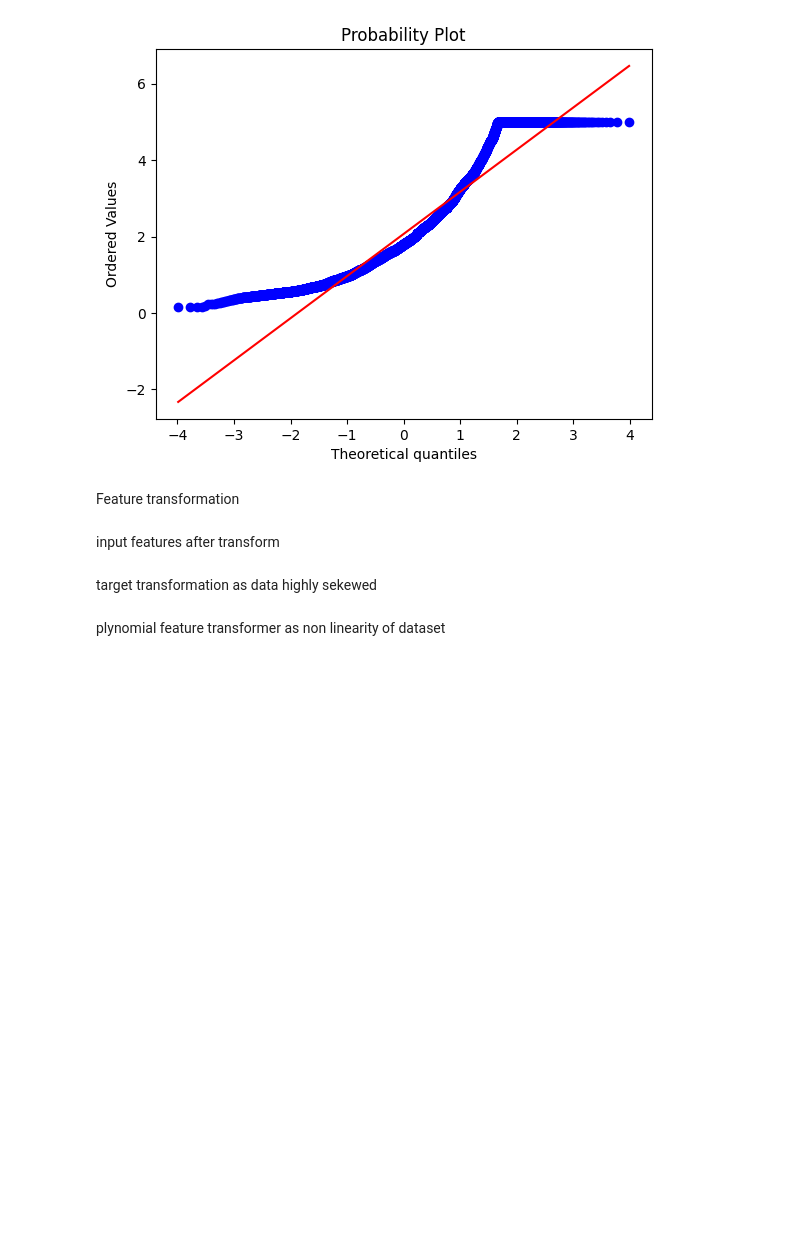
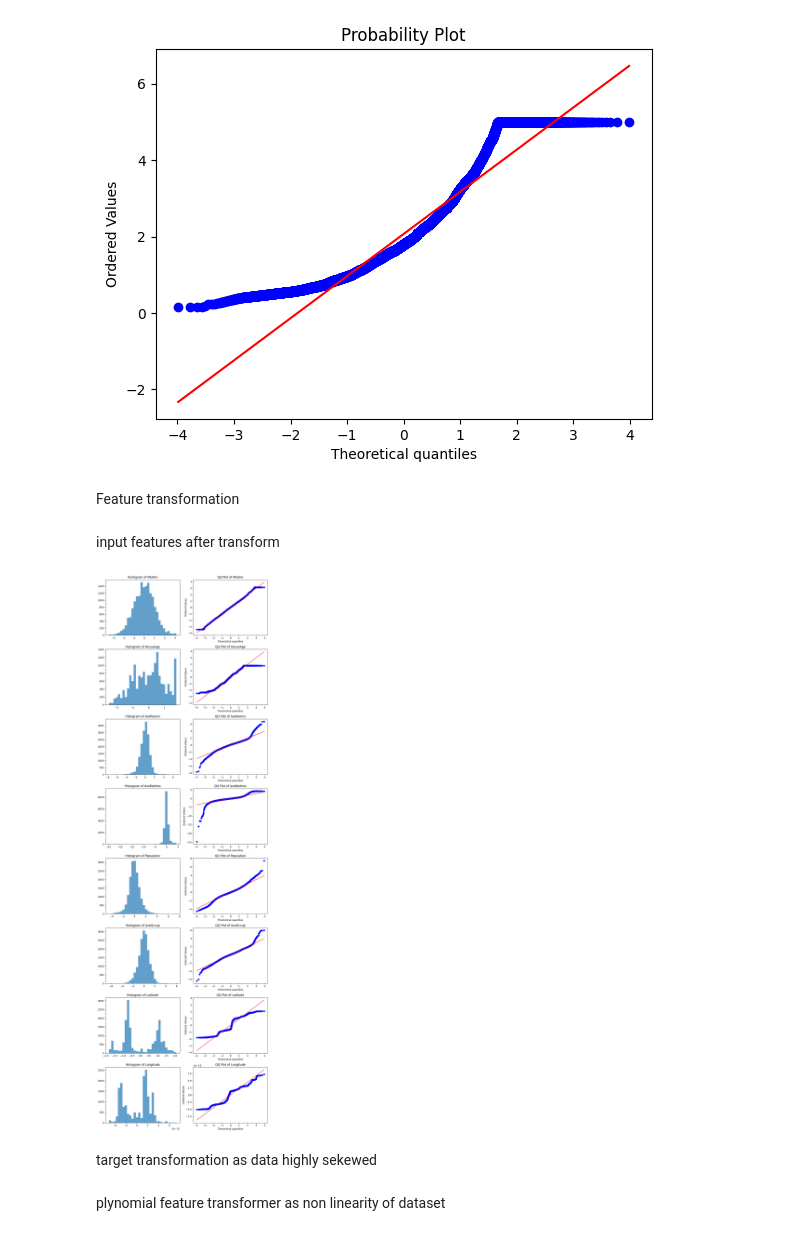
Before and after one commit to rameenhamad/Certura_ML_Internship_tasks, a Jupyter notebook: 1_House_Prices.ipynb, the cells around one changed output. Saved outputs shown, nothing was run; the diff lists cells and outputs as text; code cells hidden in the pictures; blank space fills up the shorter version.

```diff
--- a/1_House_Prices.ipynb
+++ b/1_House_Prices.ipynb
@@ -116,22 +116,24 @@ X_test_trans = pt.transform(X_test)
 # %% [markdown]
 input features after transform
 # %%
-# n_features = X_train_trans.shape[1]
-# feature_names = X.columns  # Saved before transformation
+n_features = X_train_trans.shape[1]
+feature_names = X.columns  # Saved before transformation
 
-# fig, axes = plt.subplots(n_features, 2, figsize=(10, 4*n_features))
+fig, axes = plt.subplots(n_features, 2, figsize=(10, 4*n_features))
 
-# for i in range(n_features):
-#     # Histogram
-#     axes[i, 0].hist(X_train_trans[:, i], bins=30, alpha=0.7)
-#     axes[i, 0].set_title(f"Histogram of {feature_names[i]}")
+for i in range(n_features):
+    # Histogram
+    axes[i, 0].hist(X_train_trans[:, i], bins=30, alpha=0.7)
+    axes[i, 0].set_title(f"Histogram of {feature_names[i]}")
 
-#     # QQ plot
-#     st.probplot(X_train_trans[:, i], plot=axes[i, 1])
-#     axes[i, 1].set_title(f"QQ Plot of {feature_names[i]}")
+    # QQ plot
+    st.probplot(X_train_trans[:, i], plot=axes[i, 1])
+    axes[i, 1].set_title(f"QQ Plot of {feature_names[i]}")
 
-# plt.tight_layout()
-# plt.show()
+plt.tight_layout()
+plt.show()
+# %% [output]
+[figure, added]
 # %% [markdown]
 target transformation as data highly sekewed
 # %%
```
Also changed, not shown: parts of 2 cells of this notebook.
